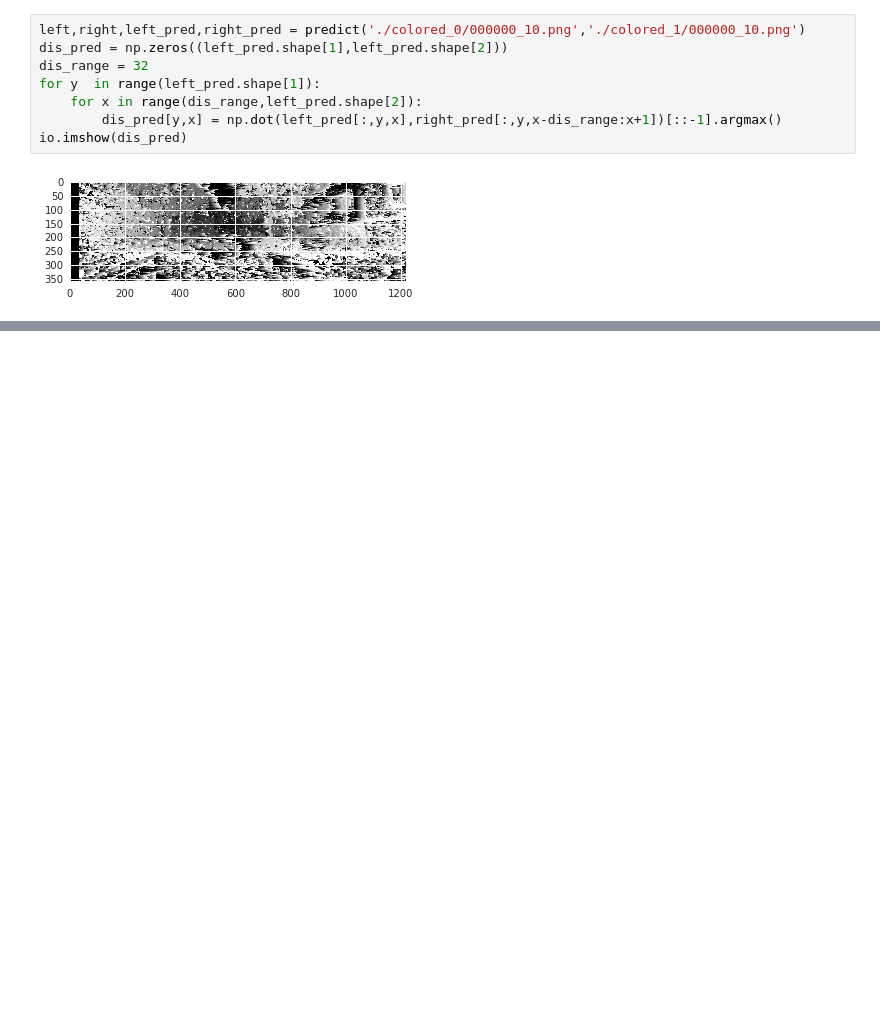
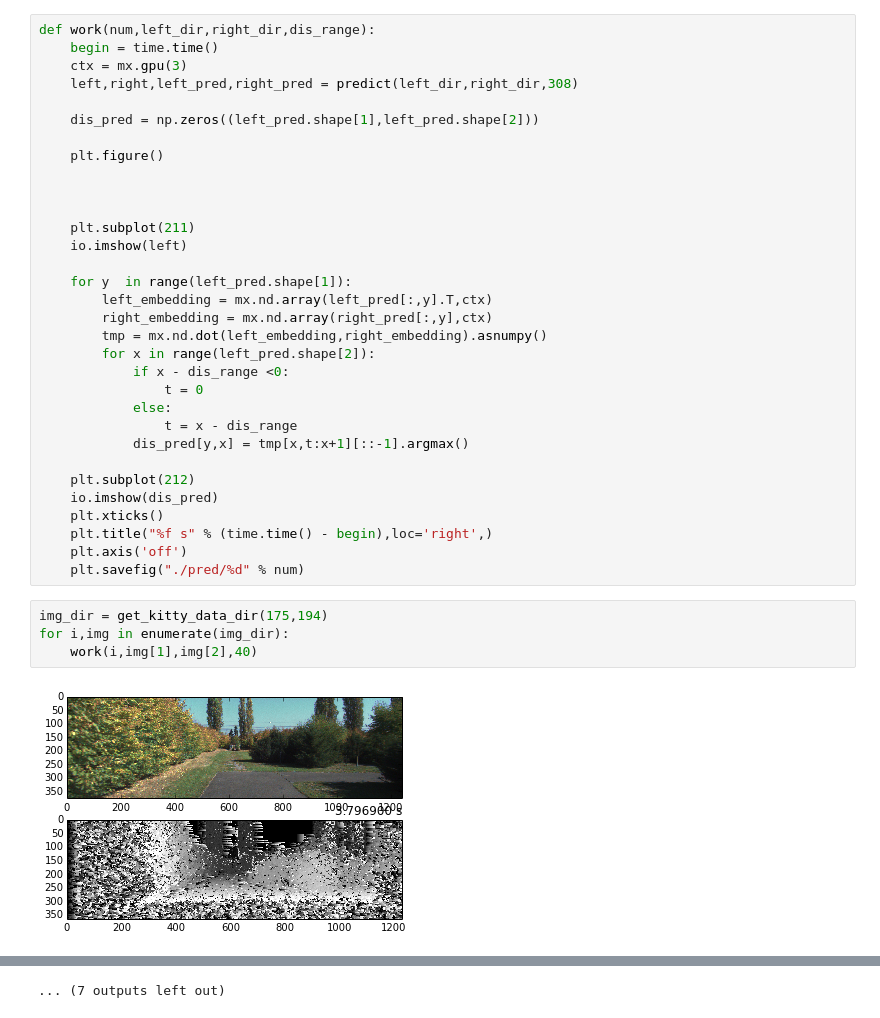
Before and after one commit to dsqx71/stereo_matching, a Jupyter notebook: predict.ipynb, the cells around one changed output, grey strips where cells are left out. Saved outputs shown, nothing was run; the diff lists cells and outputs as text; blank space fills up the shorter version.

Commit message:
predict success

```diff
--- a/predict.ipynb
+++ b/predict.ipynb
@@ -23,10 +31,38 @@ def predict(left_dir,right_dir):
-# %%
-left,right,left_pred,right_pred = predict('./colored_0/000000_10.png','./colored_1/000000_10.png')
-dis_pred = np.zeros((left_pred.shape[1],left_pred.shape[2]))
-dis_range = 32
-for y  in range(left_pred.shape[1]):
-    for x in range(dis_range,left_pred.shape[2]):
-        dis_pred[y,x] = np.dot(left_pred[:,y,x],right_pred[:,y,x-dis_range:x+1])[::-1].argmax()
-io.imshow(dis_pred)
-# %% [output]
-[figure, removed]
+# %%
+def work(num,left_dir,right_dir,dis_range):
+    begin = time.time()
+    ctx = mx.gpu(3)
+    left,right,left_pred,right_pred = predict(left_dir,right_dir,308)
+
+    dis_pred = np.zeros((left_pred.shape[1],left_pred.shape[2]))
+
+    plt.figure()
+
+
+
+    plt.subplot(211)
+    io.imshow(left)
+
+    for y  in range(left_pred.shape[1]):
+        left_embedding = mx.nd.array(left_pred[:,y].T,ctx)
+        right_embedding = mx.nd.array(right_pred[:,y],ctx)
+        tmp = mx.nd.dot(left_embedding,right_embedding).asnumpy()
+        for x in range(left_pred.shape[2]):
+            if x - dis_range <0:
+                t = 0
+            else:
+                t = x - dis_range
+            dis_pred[y,x] = tmp[x,t:x+1][::-1].argmax()
+
+    plt.subplot(212)
+    io.imshow(dis_pred)
+    plt.xticks()
+    plt.title("%f s" % (time.time() - begin),loc='right',)
+    plt.axis('off')
+    plt.savefig("./pred/%d" % num)
+# %%
+img_dir = get_kitty_data_dir(175,194)
+for i,img in enumerate(img_dir):
+    work(i,img[1],img[2],40)
+# %% [output]
+[figure, added]
@@ -33 +80,2 @@ io.imshow(dis_pred)
+... (7 outputs left out)
 # %%
```
Also changed, not shown: parts of 18 cells of this notebook, 4 other files.
